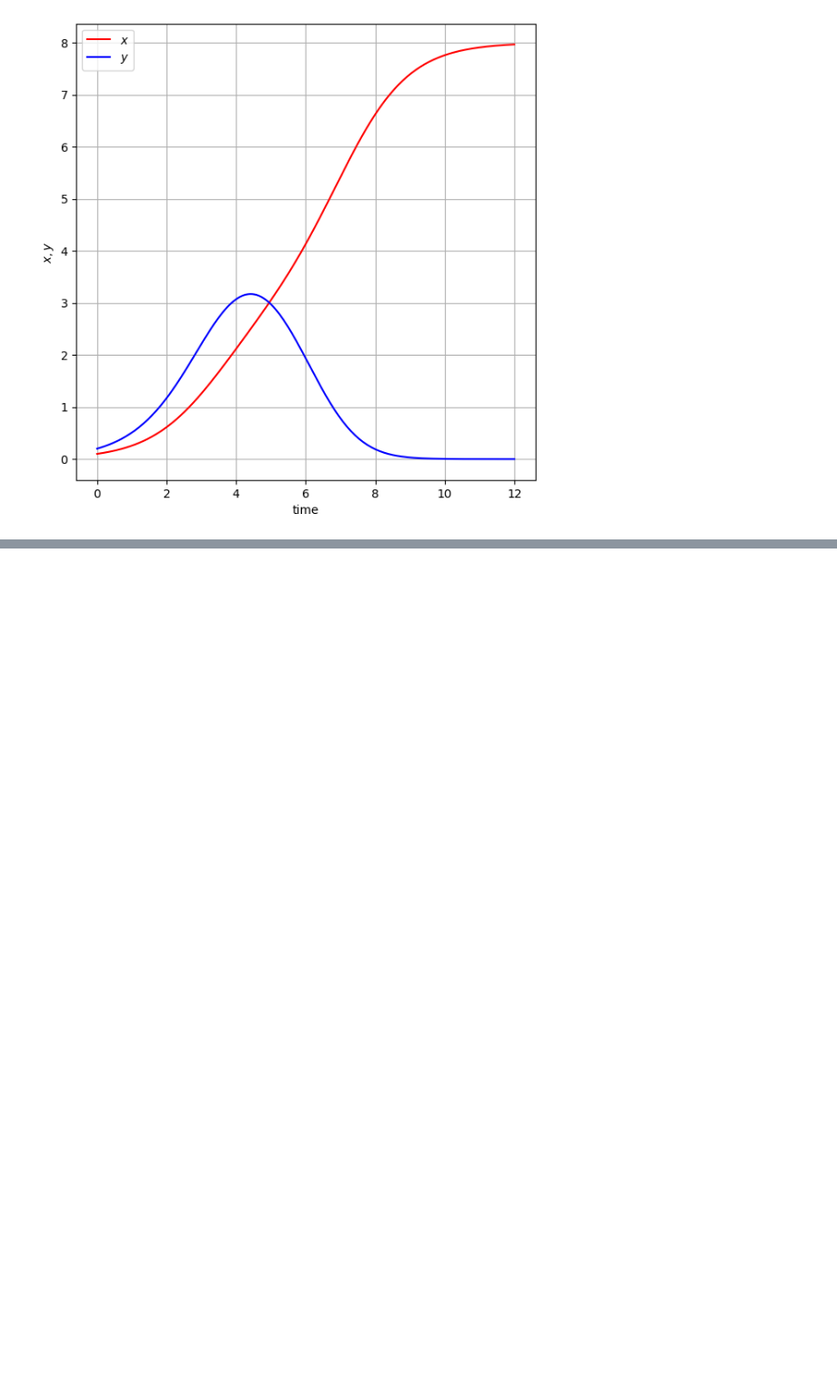
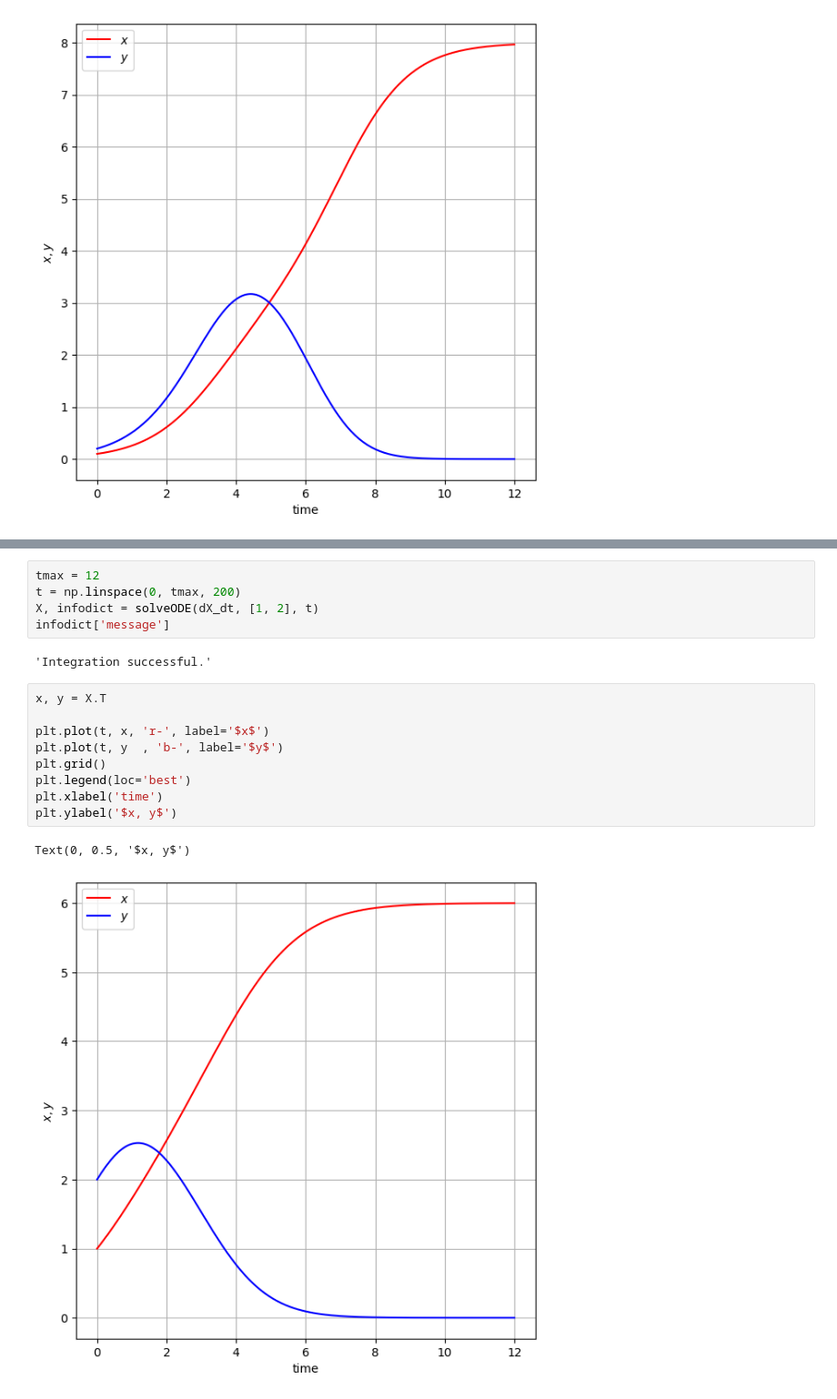
Before and after one commit to ClemensFMN/Notebooks, a Jupyter notebook: ODE/Exercise-6.4.4-6.4.6.ipynb, the cells around one changed output, grey strips where cells are left out. Shown at 91% size. Saved outputs shown, nothing was run; the diff lists cells and outputs as text; blank space fills up the shorter version.

```diff
--- a/ODE/Exercise-.6.4.4-6.4.6.ipynb
+++ b/ODE/Exercise-6.4.4-6.4.6.ipynb
@@ -161,0 +206,19 @@ $$
+# %%
+tmax = 12
+t = np.linspace(0, tmax, 200)
+X, infodict = solveODE(dX_dt, [1, 2], t)
+infodict['message']
+# %% [output]
+'Integration successful.'
+# %%
+x, y = X.T
+
+plt.plot(t, x, 'r-', label='$x$')
+plt.plot(t, y  , 'b-', label='$y$')
+plt.grid()
+plt.legend(loc='best')
+plt.xlabel('time')
+plt.ylabel('$x, y$')
+# %% [output]
+Text(0, 0.5, '$x, y$')
+[figure, added]
```
Also changed, not shown: parts of 6 cells of this notebook.
